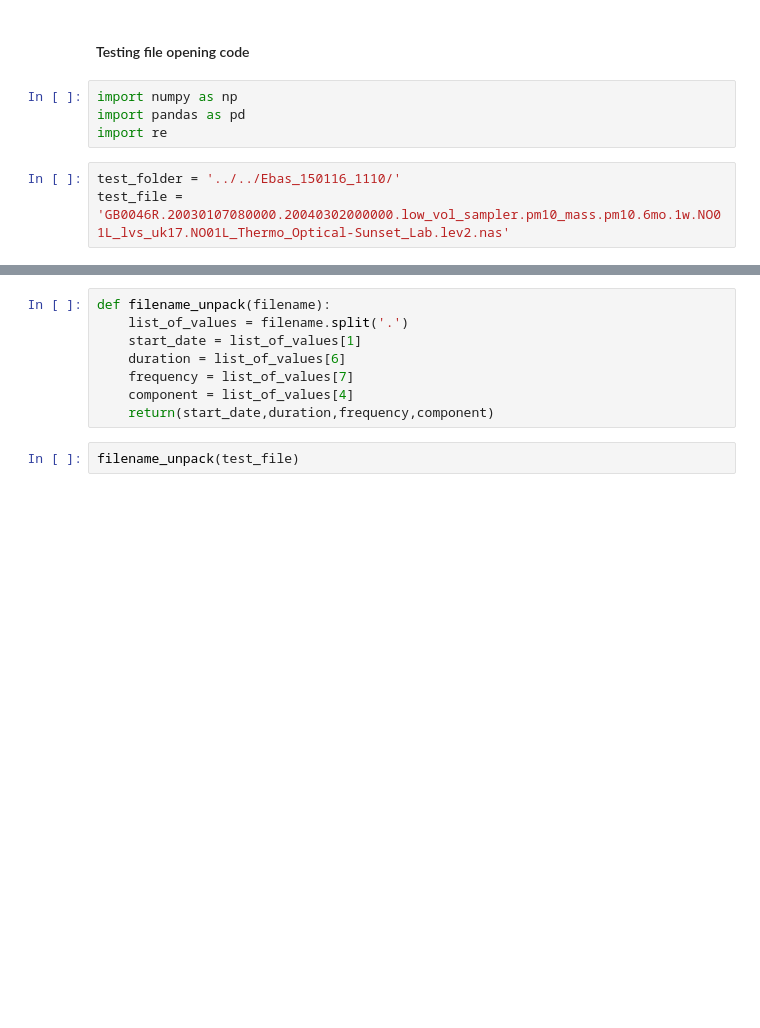
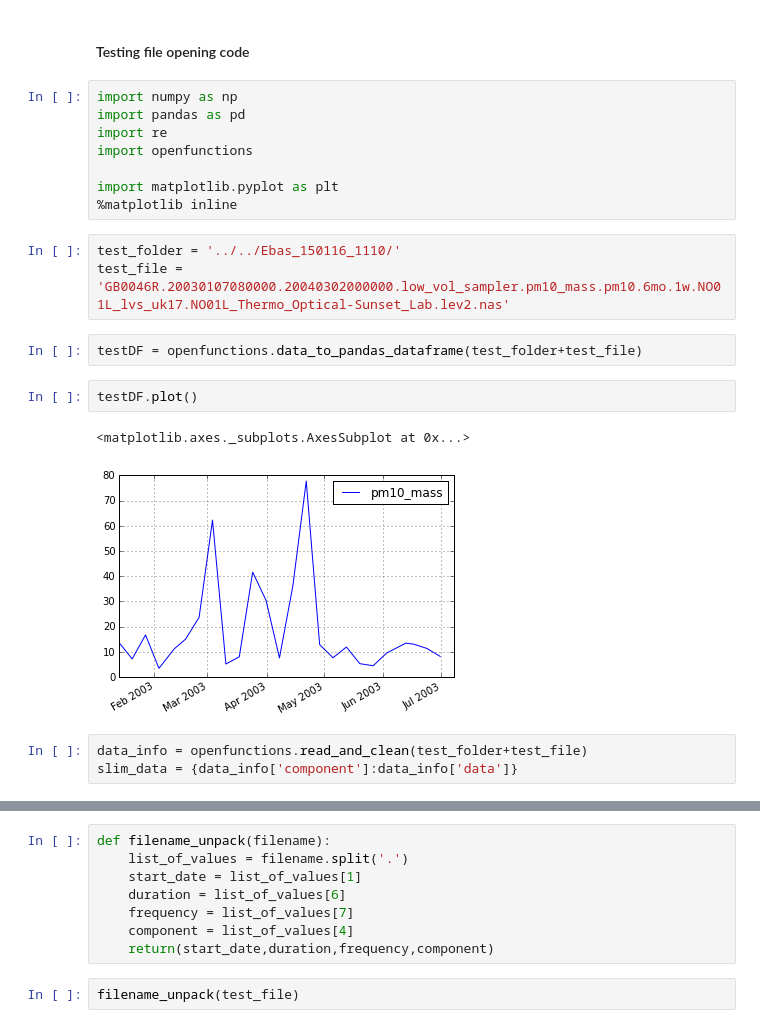
Before and after one commit to elirob/Air-Quality, a Jupyter notebook: aq_functions/Testing_opening_code.ipynb, the cells around one changed output, grey strips where cells are left out. Cells and saved outputs as stored; diff of their text form; blank space fills up the shorter version.

Commit message:
New functions to create pandas dataframe from filepath

```diff
--- a/aq_functions/Testing_opening_code.ipynb
+++ b/aq_functions/Testing_opening_code.ipynb
@@ -4,6 +4,20 @@
 import numpy as np
 import pandas as pd
 import re
+import openfunctions
+
+import matplotlib.pyplot as plt
+%matplotlib inline
 # %%
 test_folder = '../../Ebas_150116_1110/'
 test_file = 'GB0046R.20030107080000.20040302000000.low_vol_sampler.pm10_mass.pm10.6mo.1w.NO01L_lvs_uk17.NO01L_Thermo_Optical-Sunset_Lab.lev2.nas'
+# %%
+testDF = openfunctions.data_to_pandas_dataframe(test_folder+test_file)
+# %%
+testDF.plot()
+# %% [output]
+<matplotlib.axes._subplots.AxesSubplot at 0x...>
+[figure, added]
+# %%
+data_info = openfunctions.read_and_clean(test_folder+test_file)
+slim_data = {data_info['component']:data_info['data']}
```
Also changed, not shown: parts of 22 cells of this notebook, 2 other files.
